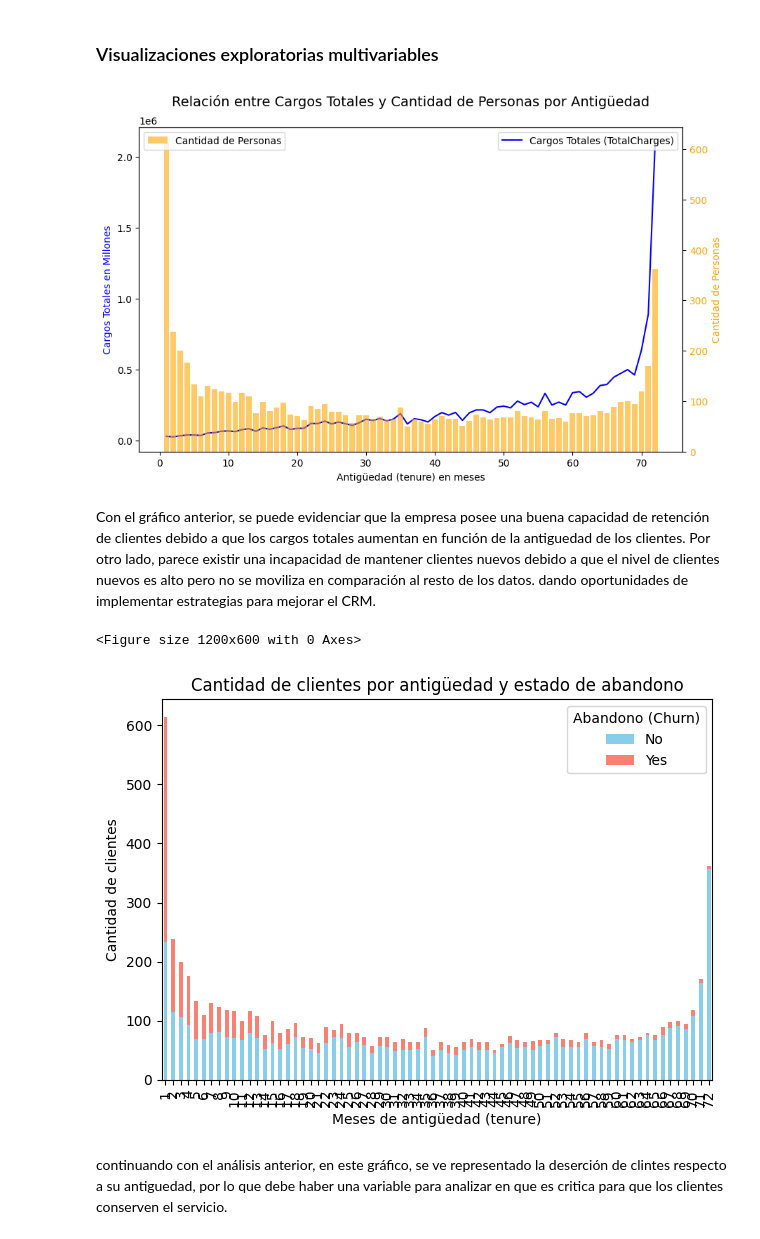
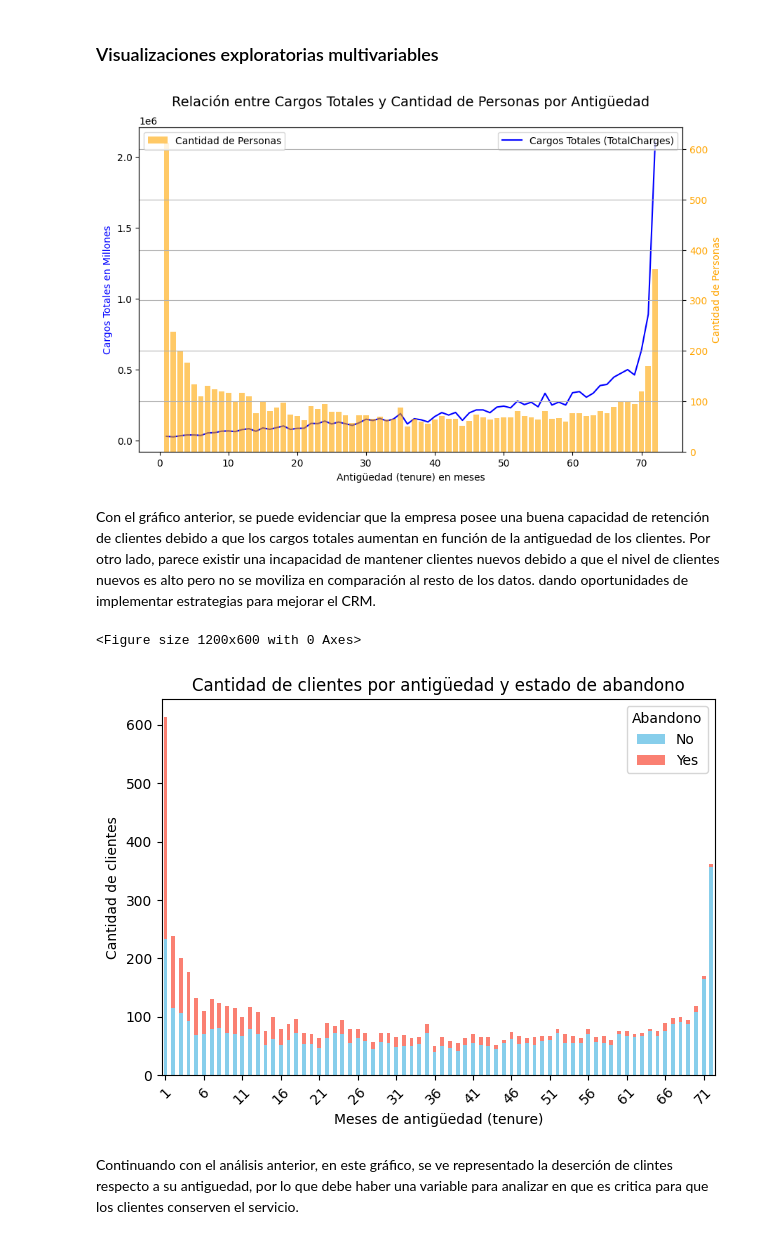
Before and after one commit to Bcaro01/Bootcamp-skillnest, a Jupyter notebook: Boot/Exámenes/Examen 1.ipynb, the cells around one changed output. Drawn from its saved outputs; the diff is of its cells as text; code cells hidden in the pictures.

```diff
--- a/Boot/Exámenes/Examen 1.ipynb
+++ b/Boot/Exámenes/Examen 1.ipynb
@@ -189,36 +189,41 @@ ax1.legend(loc='upper right') #legenda para comprender el tipo de dato
 
 # Segundo eje (barras)
 ax2 = ax1.twinx() # se crea eje segundario utilizando un eje común (el x)
-ax2.bar(antiguedad, cantidadDePersonas, color='orange', alpha=0.6, label='Cantidad de Personas')
+ax2.bar(antiguedad, cantidadDePersonas, color='orange', alpha=0.6, label='Cantidad de Personas') #datos y etiquetas para el otro eje
 ax2.set_ylabel('Cantidad de Personas', color='orange', fontsize=10)
 ax2.tick_params(axis='y', labelcolor='orange')
 ax2.legend(loc='upper left')
 
 # Título y cuadrícula
 plt.title('Relación entre Cargos Totales y Cantidad de Personas por Antigüedad\n', fontsize=14)
-
+plt.grid()
 # Mostrar gráfico
 plt.show()
 # %% [output]
-[figure, old version]
+[figure, new version]
 # %% [markdown]
 Con el gráfico anterior, se puede evidenciar que la empresa posee una buena capacidad de retención de clientes debido a que los cargos totales aumentan en función de la antiguedad de los clientes. Por otro lado, parece existir una incapacidad de mantener clientes nuevos debido a que el nivel de clientes nuevos es alto pero no se moviliza en comparación al resto de los datos. dando oportunidades de implementar estrategias para mejorar el CRM.
 # %%
 # Contar cantidad de clientes por tenure y churn
-conteo = df.groupby(['tenure', 'Churn']).size().unstack(fill_value=0)
+conteo = df.groupby(['tenure', 'Churn']).size().unstack(fill_value=0) # se filtran los datos desde el df
 
-# Graficar barras apiladas
 plt.figure(figsize=(12,6))
-conteo.plot(kind='bar', stacked=True, color=['skyblue', 'salmon'])
+ax = conteo.plot(kind='bar', stacked=True, color=['skyblue', 'salmon']) # detalels para el  gráfico
 
-plt.title('Cantidad de clientes por antigüedad y estado de abandono')
+plt.title('Cantidad de clientes por antigüedad y estado de abandono')# Títulos de eje, de gráficp y leyenda
 plt.xlabel('Meses de antigüedad (tenure)')
 plt.ylabel('Cantidad de clientes')
-plt.legend(title='Abandono (Churn)')
+plt.legend(title='Abandono')
+
+# Mostrar etiquetas del eje x cada 5 meses
+pasos = range(0, len(conteo), 5)  # índices 0,5,10,...
+etiqueta = [str(x) for x in conteo.index[pasos]]
+
+plt.xticks(pasos, etiqueta, rotation=45)
 plt.tight_layout()
 plt.show()
 # %% [output]
 <Figure size 1200x600 with 0 Axes>
-[figure, old version]
+[figure, new version]
 # %% [markdown]
-continuando con el análisis anterior, en este gráfico, se ve representado la deserción de clintes respecto a su antiguedad, por lo que debe haber una variable para analizar en que es critica para que los clientes conserven el servicio.
+Continuando con el análisis anterior, en este gráfico, se ve representado la deserción de clintes respecto a su antiguedad, por lo que debe haber una variable para analizar en que es critica para que los clientes conserven el servicio.
```
